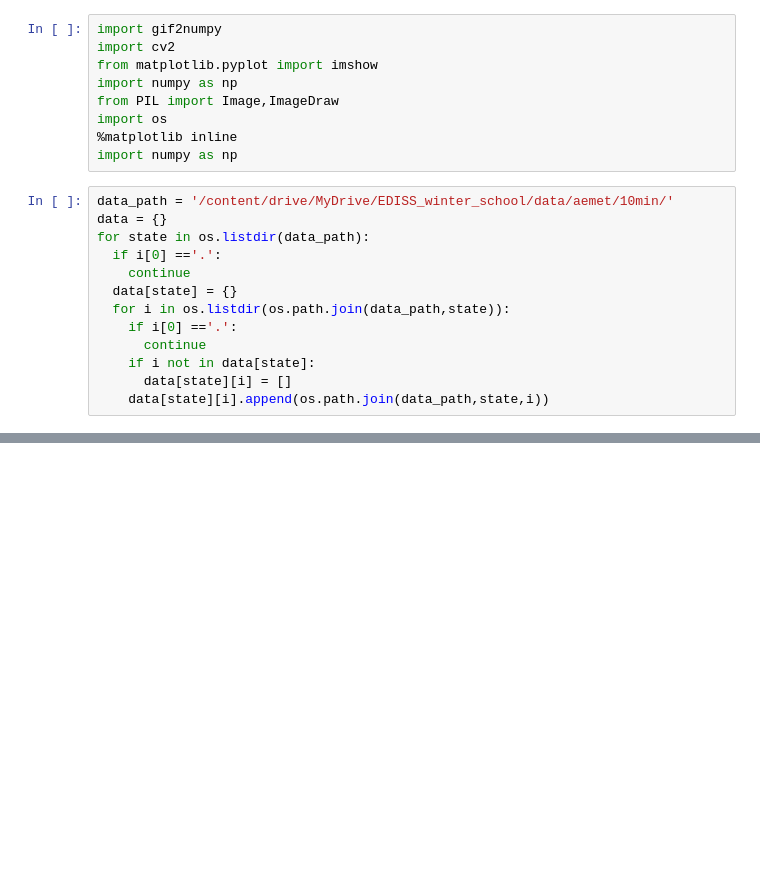
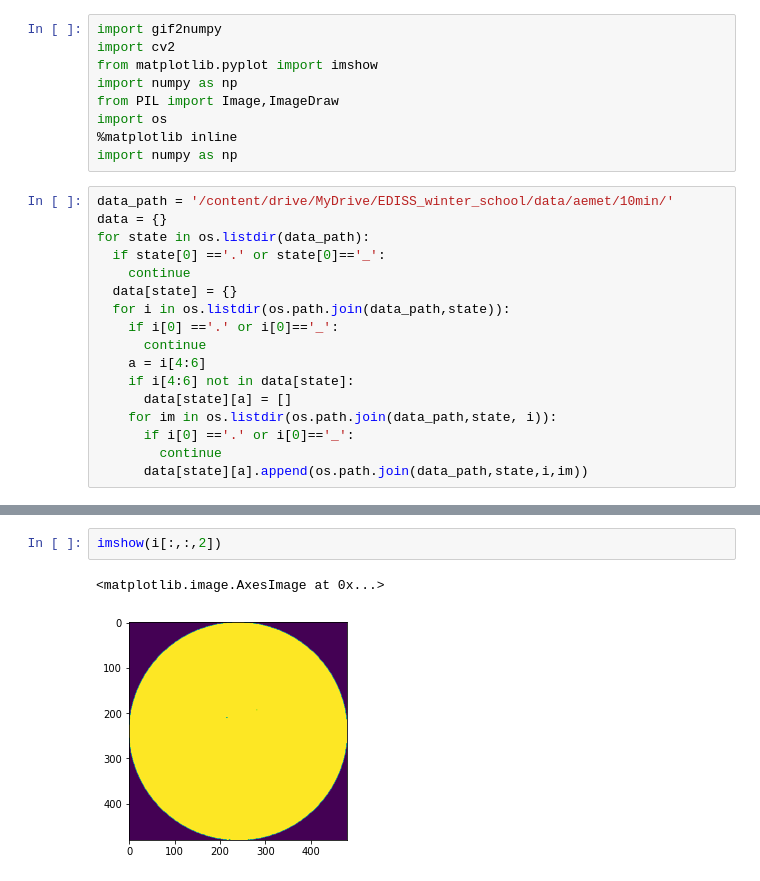
Before and after one commit to melihkurtaran/DNA_hackathon, a Jupyter notebook: MainCode.ipynb, the cells around one changed output, grey strips where cells are left out. Saved outputs shown, nothing was run; the diff lists cells and outputs as text; blank space fills up the shorter version.

```diff
--- a/MainCode.ipynb
+++ b/MainCode.ipynb
@@ -55,12 +55,16 @@ import numpy as np
 data_path = '/content/drive/MyDrive/EDISS_winter_school/data/aemet/10min/'
 data = {}
 for state in os.listdir(data_path):
-  if i[0] =='.':
+  if state[0] =='.' or state[0]=='_':
     continue
   data[state] = {}
   for i in os.listdir(os.path.join(data_path,state)):
-    if i[0] =='.':
+    if i[0] =='.' or i[0]=='_':
       continue
-    if i not in data[state]:
-      data[state][i] = []
-    data[state][i].append(os.path.join(data_path,state,i))
+    a = i[4:6]
+    if i[4:6] not in data[state]:
+      data[state][a] = []
+    for im in os.listdir(os.path.join(data_path,state, i)):
+      if i[0] =='.' or i[0]=='_':
+        continue
+      data[state][a].append(os.path.join(data_path,state,i,im))
@@ -68,0 +111,5 @@ NotADirectoryError: ignored
+# %%
+imshow(i[:,:,2])
+# %% [output]
+<matplotlib.image.AxesImage at 0x...>
+[figure, added]
```
Also changed, not shown: parts of 8 cells of this notebook.
